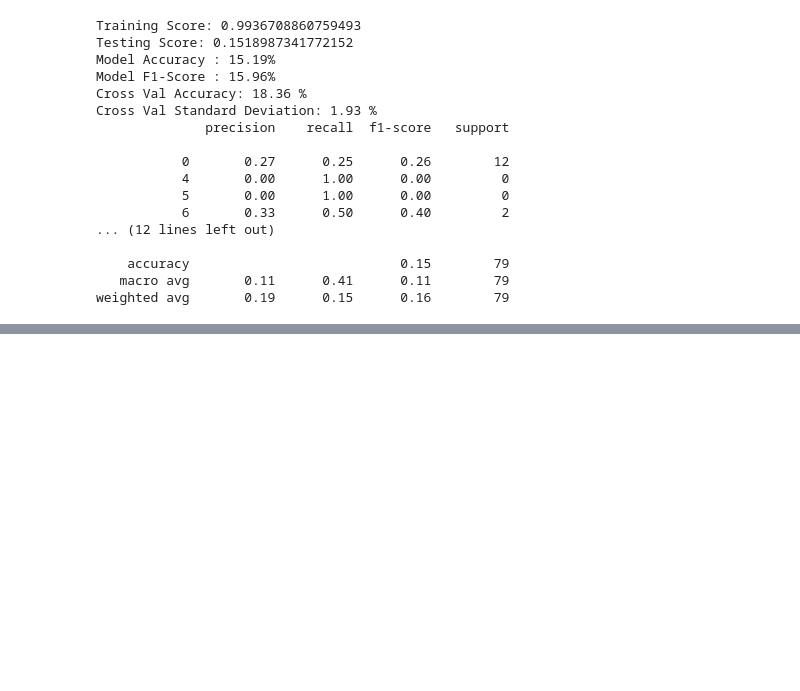
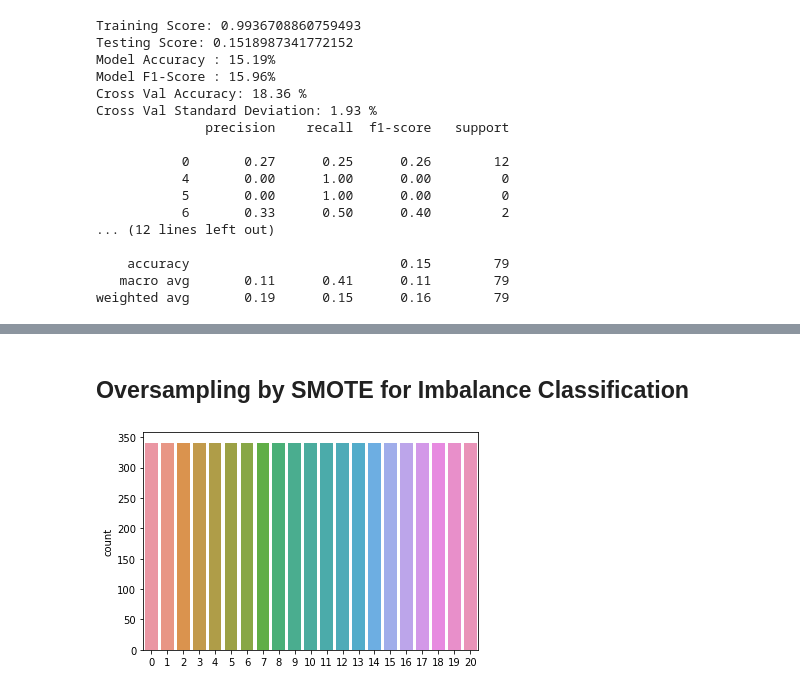
Before and after one commit to hbustamante8/alcohol_data_analysis, a Jupyter notebook: alcohol_exploratory_analysis.ipynb, the cells around one changed output, grey strips where cells are left out. Saved outputs shown, nothing was run; the diff lists cells and outputs as text; code cells hidden in the pictures; blank space fills up the shorter version.

Commit message:
Adding code with feature selection sampling and SMOTE

```diff
--- a/alcohol_exploratory_analysis.ipynb
+++ b/alcohol_exploratory_analysis.ipynb
@@ -190,0 +366,2 @@ ModuleNotFoundError: No module named 'imblearn'
+# %% [markdown]
+## Oversampling by SMOTE for Imbalance Classification
@@ -190,0 +374,20 @@ ModuleNotFoundError: No module named 'imblearn'
+# %%
+sm = SMOTE()
+# %%
+X, y = make_classification(
+    n_samples=7000,
+    n_features=30,
+    n_informative=11,
+    n_redundant=0,
+    n_classes=21,
+    class_sep=1.0,
+    random_state=1
+)
+# %%
+X_r,y_r = sm.fit_resample(X,y)
+# %%
+# Visualize the data between the grades
+sns.countplot(y_r)
+plt.show()
+# %% [output]
+[figure, added]
```
Also changed, not shown: parts of 29 cells of this notebook.
